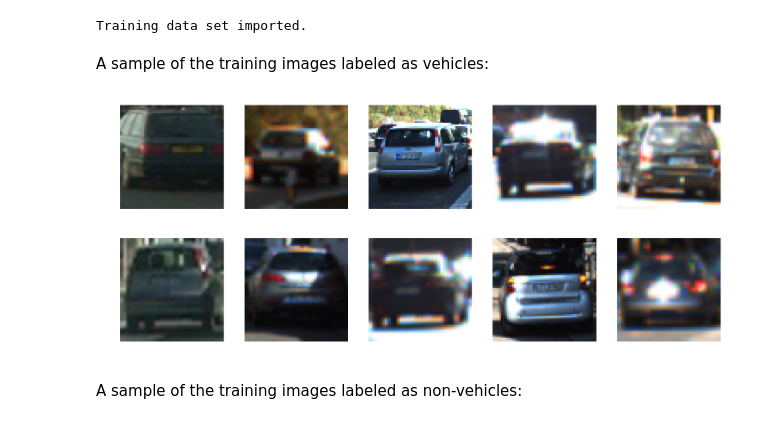
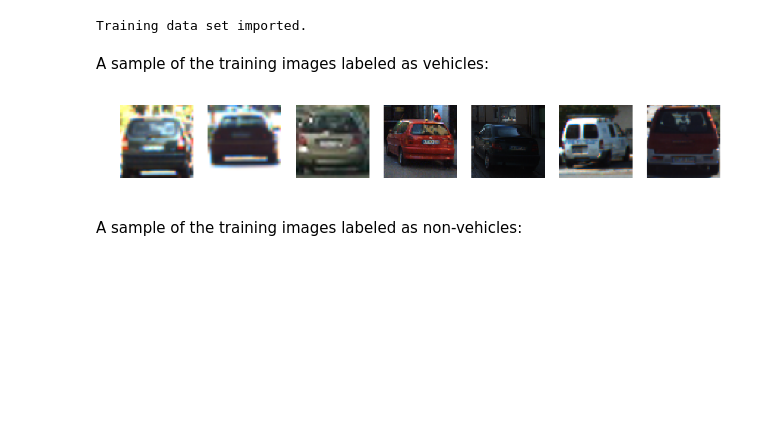
Before and after one commit to MarkDekker/CarND-Vehicle-Detection, a Jupyter notebook: README.ipynb, the cells around one changed output. Drawn from its saved outputs; the diff is of its cells as text; code cells hidden in the pictures; blank space fills up the shorter version.

Commit message:
Extracting colour bins and HOG features in training data.

```diff
--- a/README.ipynb
+++ b/README.ipynb
@@ -24,12 +74,12 @@ Training data set imported.
 # %% [markdown]
 A sample of the training images labeled as vehicles:
 # %%
-plt.subplots(2, 5, figsize=(12, 5), dpi=150)
-for i, image in enumerate(training_set.get_random_training_images(label='vehicles', number=10)):
-    plt.subplot(2, 5, i+1)
+plt.subplots(1, 7, figsize=(12, 5), dpi=100)
+for i, image in enumerate(training_set.get_random_training_images(label='vehicles', number=7)):
+    plt.subplot(1, 7, i+1)
     plot_image(image)
 # %% [output]
-[figure, old version]
+[figure, new version]
 # %% [markdown]
 A sample of the training images labeled as non-vehicles:
 # %%
```
Also changed, not shown: parts of 37 cells of this notebook, 2 other files.
